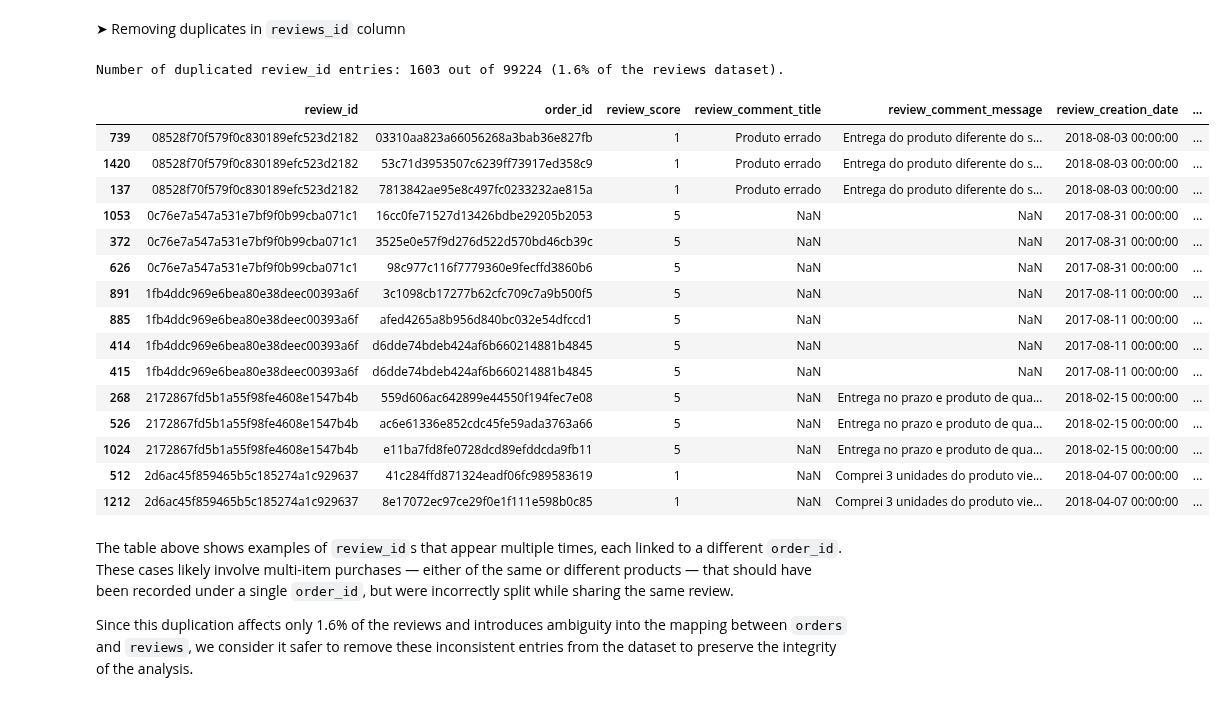
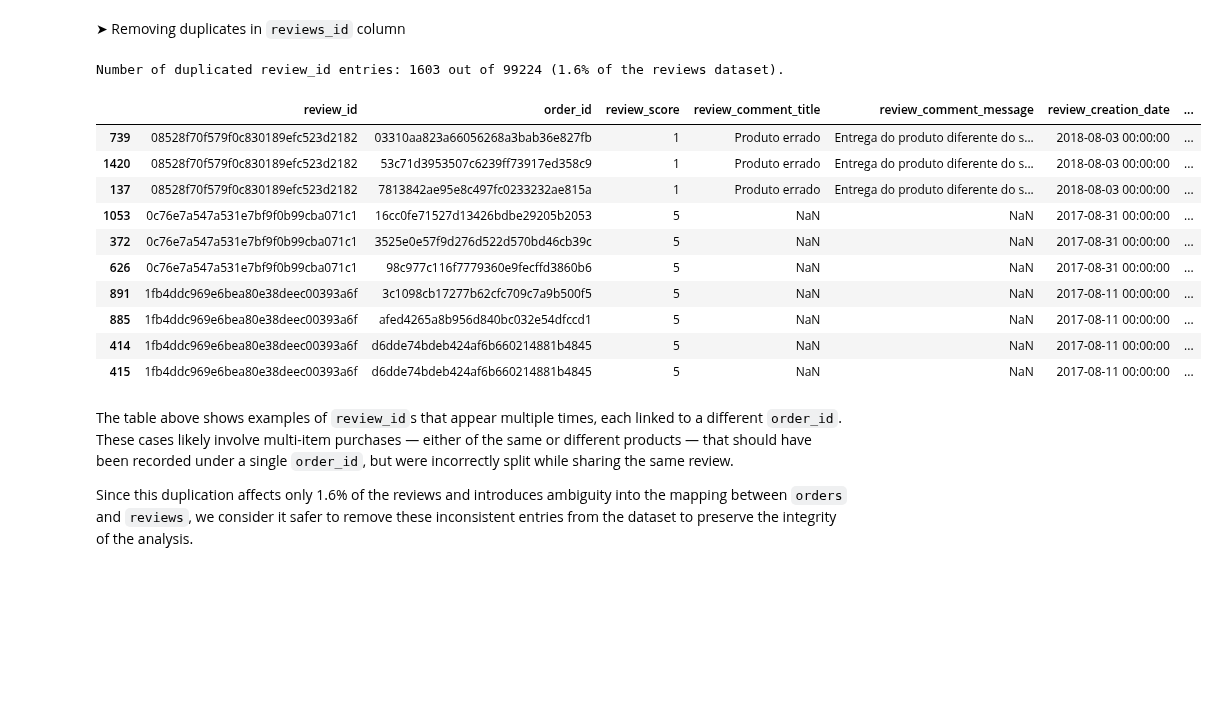
Before and after one commit to OlesyaEvseeva/customer-satisfaction-ecommerce, a Jupyter notebook: notebooks/01_data_cleaning.ipynb, the cells around one changed output. Drawn from its saved outputs; the diff is of its cells as text; code cells hidden in the pictures; blank space fills up the shorter version.

```diff
--- a/notebooks/01_data_cleaning.ipynb
+++ b/notebooks/01_data_cleaning.ipynb
@@ -352,29 +273,7 @@ Products:
 ➤ Copy raw DataFrames into a new working dictionary to preserve the original data before cleaning.
 # %%
 # Create a new dictionary with copies of all raw DataFrames
-def copy_raw_dataframes(raw_dict, exclude=None):
-    """
-    Creates copies of raw DataFrames to preserve the original data before any cleaning steps.
-
-    Parameters:
-        raw_dict (dict): Dictionary containing raw DataFrames.
-        exclude (list): List of table names to exclude from copying.
-
-    Returns:
-        dict: A new dictionary with copies of the DataFrames.
-    """
-    exclude = exclude or []
-    copy_dict = {}
-
-    for name, df in raw_dict.items():
-        if name in exclude:
-            continue
-        copy_dict[name] = df.copy()
-
-    return copy_dict
-
-
-dataframes = copy_raw_dataframes(dataframes_raw, exclude=["geolocation"])  # exclude 'geolocation', which is not used in the analysis
+dataframes = u.copy_dataframes(dataframes_raw, exclude=["geolocation"]) # exclude 'geolocation', which is not used in the analysis
 # %% [markdown]
 [🠉 Back to top](#structure-of-the-notebook)
 # %% [markdown]
@@ -567,39 +466,34 @@ review_id_counts = duplicate_reviews["review_id"].value_counts()
 duplicate_reviews["review_id_count"] = duplicate_reviews["review_id"].map(review_id_counts)
 
 # Merge with items table to inspect what products are tied to these duplicated reviews
 duplicate_reviews_items = pd.merge(duplicate_reviews, items, how="left", on="order_id")
 
 # Report the number of duplicated review_id entries
 print(
     f"Number of duplicated review_id entries: {duplicate_reviews.shape[0]} out of {reviews.shape[0]} "
     f"({duplicate_reviews.shape[0] / reviews.shape[0]:.1%} of the reviews dataset)."
 )
 
 # Sort by frequency of review_id, then review_id and order_id for easier inspection
 duplicate_reviews_items_sorted = duplicate_reviews_items.sort_values(
     ["review_id_count", "review_id", "order_id"], ascending=[False, True, True]
 )
 
 # Display top rows with the most duplicated review_ids
-duplicate_reviews_items_sorted.head(15)
+duplicate_reviews_items_sorted.head(10)
 # %% [output]
 Number of duplicated review_id entries: 1603 out of 99224 (1.6% of the reviews dataset).
 |  | review_id | order_id | review_score | review_comment_title | review_comment_message | review_creation_date | ... |
 | 739 | 08528f70f579f0c830189efc523d2182 | 03310aa823a66056268a3bab36e827fb | 1 | Produto errado | Entrega do produto diferente do s... | 2018-08-03 00:00:00 | ... |
 | 1420 | 08528f70f579f0c830189efc523d2182 | 53c71d3953507c6239ff73917ed358c9 | 1 | Produto errado | Entrega do produto diferente do s... | 2018-08-03 00:00:00 | ... |
 | 137 | 08528f70f579f0c830189efc523d2182 | 7813842ae95e8c497fc0233232ae815a | 1 | Produto errado | Entrega do produto diferente do s... | 2018-08-03 00:00:00 | ... |
 | 1053 | 0c76e7a547a531e7bf9f0b99cba071c1 | 16cc0fe71527d13426bdbe29205b2053 | 5 | NaN | NaN | 2017-08-31 00:00:00 | ... |
 | 372 | 0c76e7a547a531e7bf9f0b99cba071c1 | 3525e0e57f9d276d522d570bd46cb39c | 5 | NaN | NaN | 2017-08-31 00:00:00 | ... |
 | 626 | 0c76e7a547a531e7bf9f0b99cba071c1 | 98c977c116f7779360e9fecffd3860b6 | 5 | NaN | NaN | 2017-08-31 00:00:00 | ... |
 | 891 | 1fb4ddc969e6bea80e38deec00393a6f | 3c1098cb17277b62cfc709c7a9b500f5 | 5 | NaN | NaN | 2017-08-11 00:00:00 | ... |
 | 885 | 1fb4ddc969e6bea80e38deec00393a6f | afed4265a8b956d840bc032e54dfccd1 | 5 | NaN | NaN | 2017-08-11 00:00:00 | ... |
 | 414 | 1fb4ddc969e6bea80e38deec00393a6f | d6dde74bdeb424af6b660214881b4845 | 5 | NaN | NaN | 2017-08-11 00:00:00 | ... |
 | 415 | 1fb4ddc969e6bea80e38deec00393a6f | d6dde74bdeb424af6b660214881b4845 | 5 | NaN | NaN | 2017-08-11 00:00:00 | ... |
-| 268 | 2172867fd5b1a55f98fe4608e1547b4b | 559d606ac642899e44550f194fec7e08 | 5 | NaN | Entrega no prazo e produto de qua... | 2018-02-15 00:00:00 | ... |
-| 526 | 2172867fd5b1a55f98fe4608e1547b4b | ac6e61336e852cdc45fe59ada3763a66 | 5 | NaN | Entrega no prazo e produto de qua... | 2018-02-15 00:00:00 | ... |
-| 1024 | 2172867fd5b1a55f98fe4608e1547b4b | e11ba7fd8fe0728dcd89efddcda9fb11 | 5 | NaN | Entrega no prazo e produto de qua... | 2018-02-15 00:00:00 | ... |
-| 512 | 2d6ac45f859465b5c185274a1c929637 | 41c284ffd871324eadf06fc989583619 | 1 | NaN | Comprei 3 unidades do produto vie... | 2018-04-07 00:00:00 | ... |
-| 1212 | 2d6ac45f859465b5c185274a1c929637 | 8e17072ec97ce29f0e1f111e598b0c85 | 1 | NaN | Comprei 3 unidades do produto vie... | 2018-04-07 00:00:00 | ... |
 # %% [markdown]
 The table above shows examples of `review_id`s that appear multiple times, each linked to a different `order_id`. These cases likely involve multi-item purchases — either of the same or different products — that should have been recorded under a single `order_id`, but were incorrectly split while sharing the same review.
 
```
Also changed, not shown: parts of 7 cells of this notebook.
